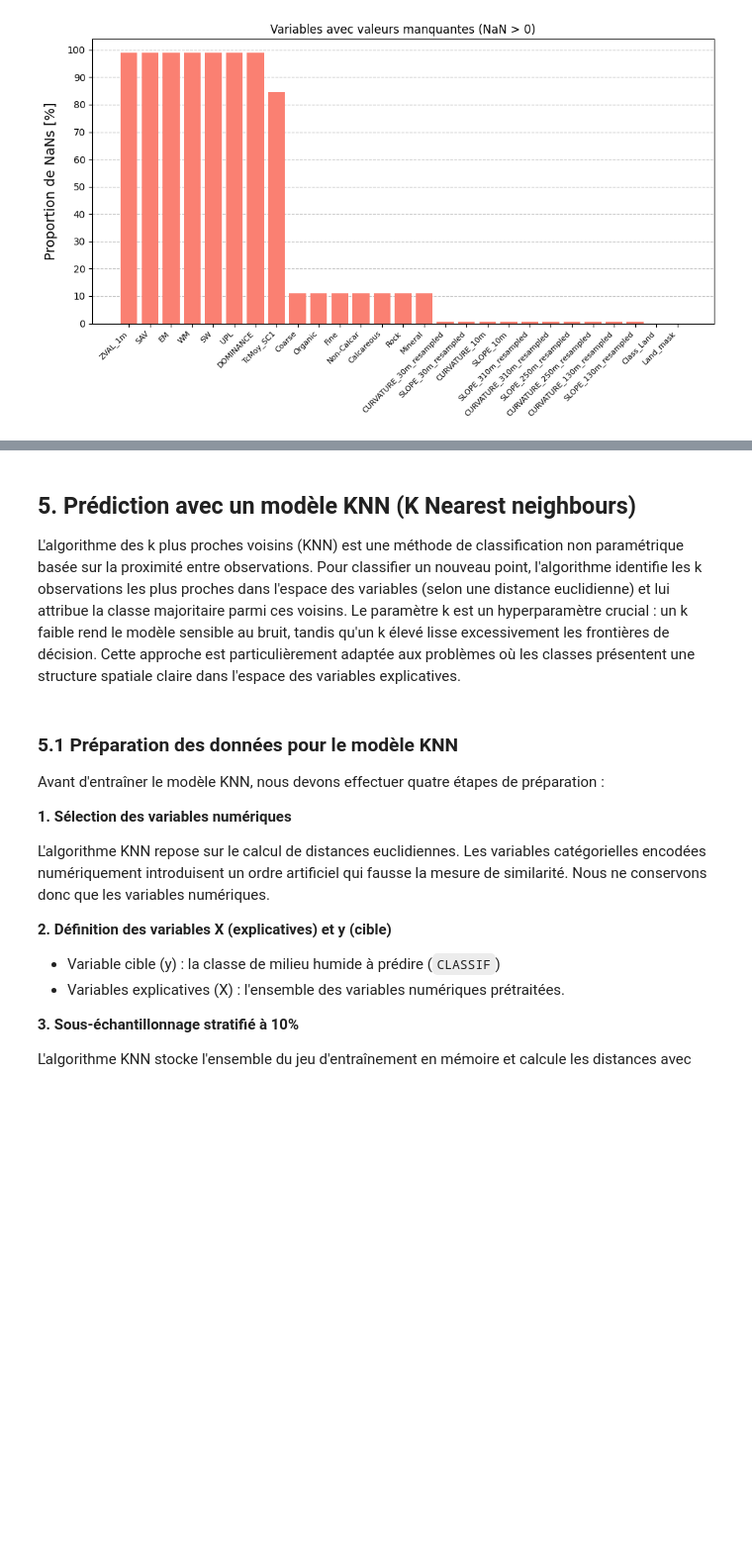
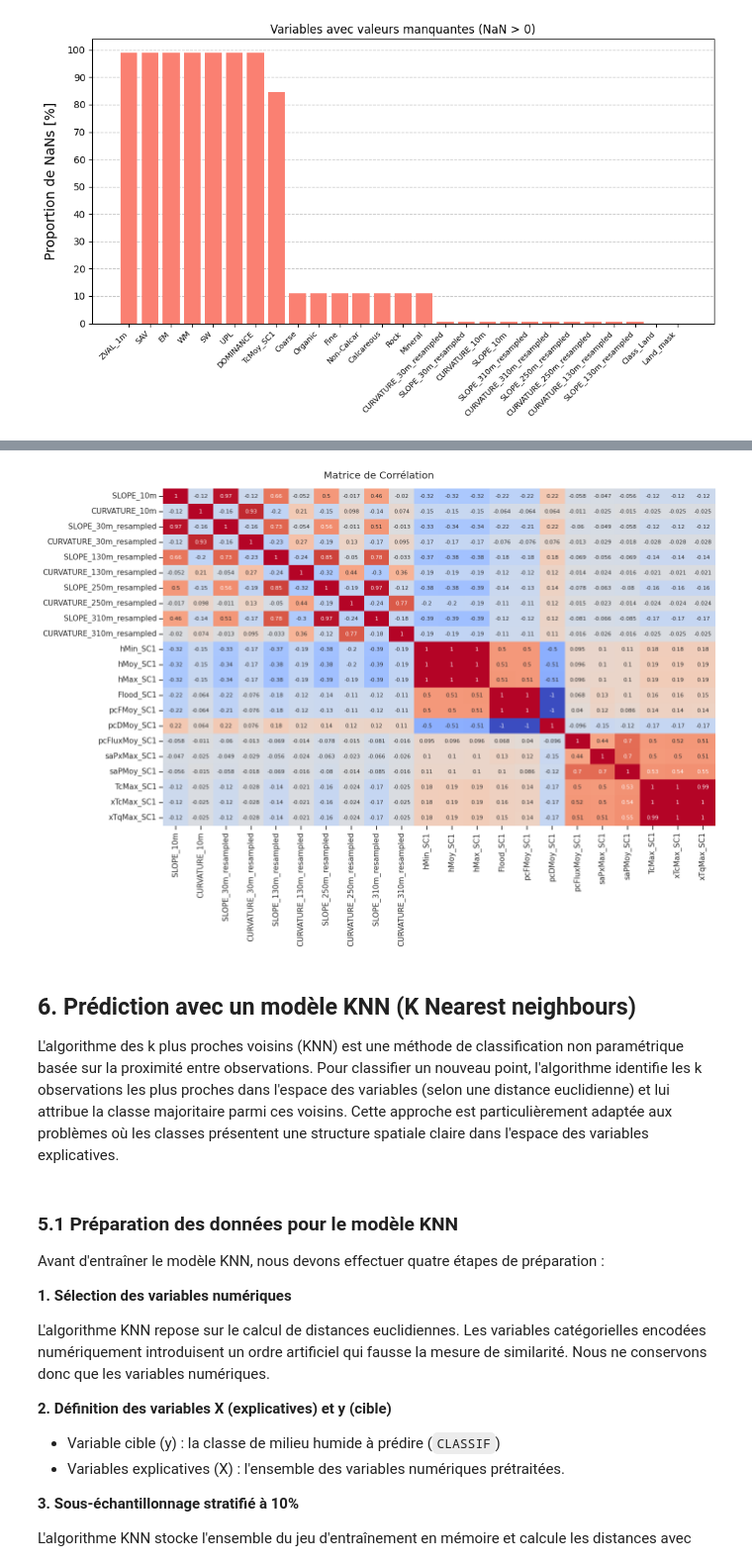
Before and after one commit to geo-stack/cours_ml_envirocan, a Jupyter notebook: 01_dataset_preprocessing.ipynb, the cells around one changed output, grey strips where cells are left out. Shown at 99% size. Saved outputs shown, nothing was run; the diff lists cells and outputs as text; code cells hidden in the pictures; blank space fills up the shorter version.

```diff
--- a/01_dataset_preprocessing.ipynb
+++ b/01_dataset_preprocessing.ipynb
@@ -398,7 +482,17 @@ df_features_nonan = pd.DataFrame(
+# %%
+corr_matrix = df_features_nonan[num_vars].corr()
+
+fig, ax = plt.subplots(figsize=(14, 10))
+sns.heatmap(corr_matrix, annot=True, cmap='coolwarm', ax=ax, cbar=False, annot_kws={"fontsize": 8})
+fig.suptitle('Matrice de Corrélation')
+fig.tight_layout()
+plt.show()
+# %% [output]
+[figure, added]
 # %% [markdown]
-## 5. Prédiction avec un modèle KNN (K Nearest neighbours)
+## 6. Prédiction avec un modèle KNN (K Nearest neighbours)
 
-L'algorithme des k plus proches voisins (KNN) est une méthode de classification non paramétrique basée sur la proximité entre observations. Pour classifier un nouveau point, l'algorithme identifie les k observations les plus proches dans l'espace des variables (selon une distance euclidienne) et lui attribue la classe majoritaire parmi ces voisins. Le paramètre k est un hyperparamètre crucial : un k faible rend le modèle sensible au bruit, tandis qu'un k élevé lisse excessivement les frontières de décision. Cette approche est particulièrement adaptée aux problèmes où les classes présentent une structure spatiale claire dans l'espace des variables explicatives.
+L'algorithme des k plus proches voisins (KNN) est une méthode de classification non paramétrique basée sur la proximité entre observations. Pour classifier un nouveau point, l'algorithme identifie les k observations les plus proches dans l'espace des variables (selon une distance euclidienne) et lui attribue la classe majoritaire parmi ces voisins. Cette approche est particulièrement adaptée aux problèmes où les classes présentent une structure spatiale claire dans l'espace des variables explicatives.
 # %% [markdown]
 ### 5.1 Préparation des données pour le modèle KNN
 
```
Also changed, not shown: parts of 33 cells of this notebook.
